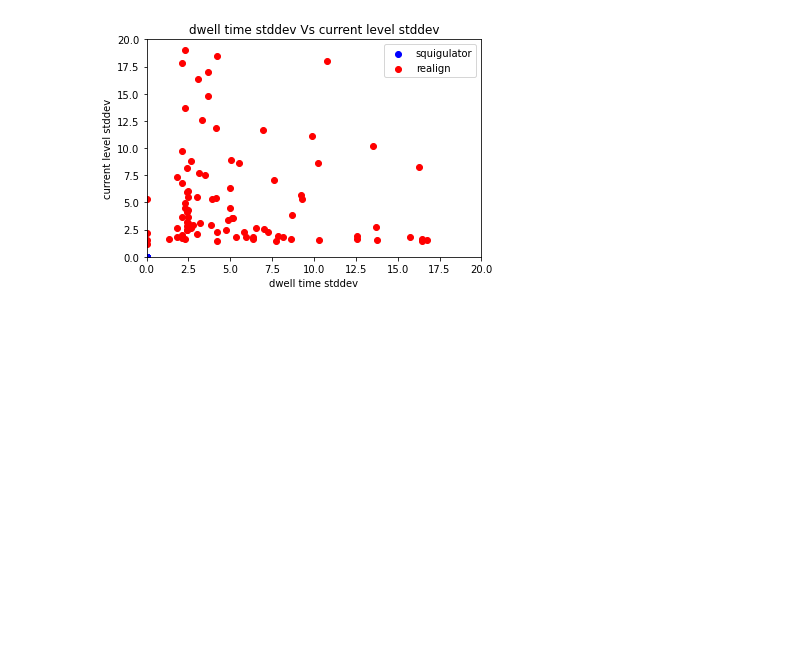
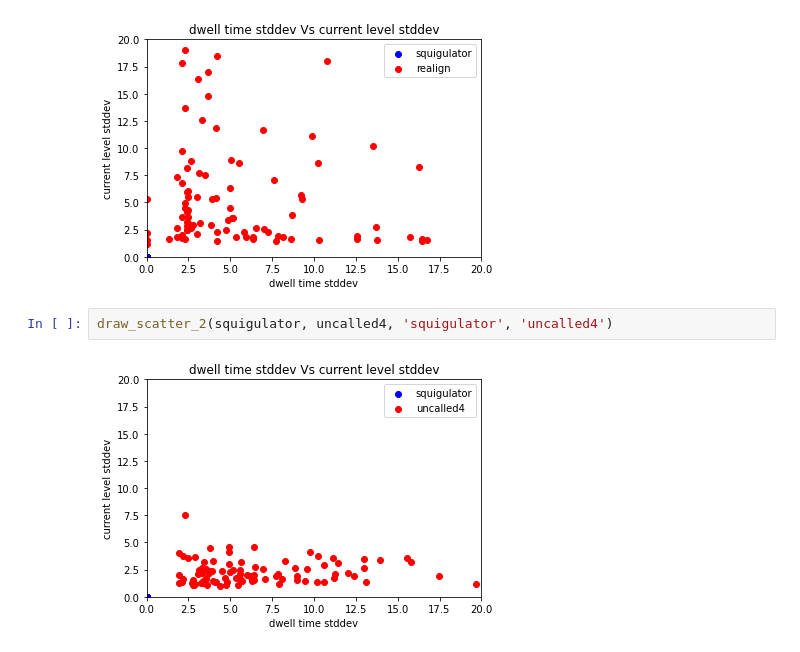
Before and after one commit to hiruna72/squigualiser, a Jupyter notebook: notebooks/squig_stats.ipynb, the cells around one changed output. Drawn from its saved outputs; the diff is of its cells as text; blank space fills up the shorter version.

```diff
--- a/notebooks/squig_stats.ipynb
+++ b/notebooks/squig_stats.ipynb
@@ -280,3 +287,7 @@ draw_scatter_2(squigulator, sigfish, 'squigulator', 'sigfish dtw')
 draw_scatter_2(squigulator, realign, 'squigulator', 'realign')
 # %% [output]
 [figure]
+# %%
+draw_scatter_2(squigulator, uncalled4, 'squigulator', 'uncalled4')
+# %% [output]
+[figure, added]
```
Also changed, not shown: parts of 3 cells of this notebook, 2 other files.
